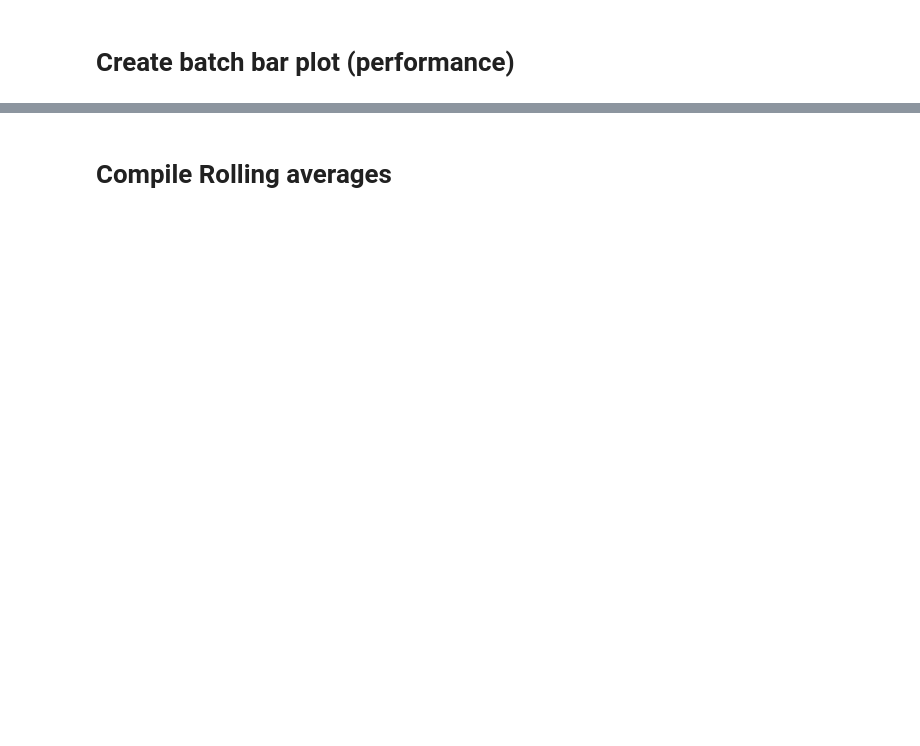
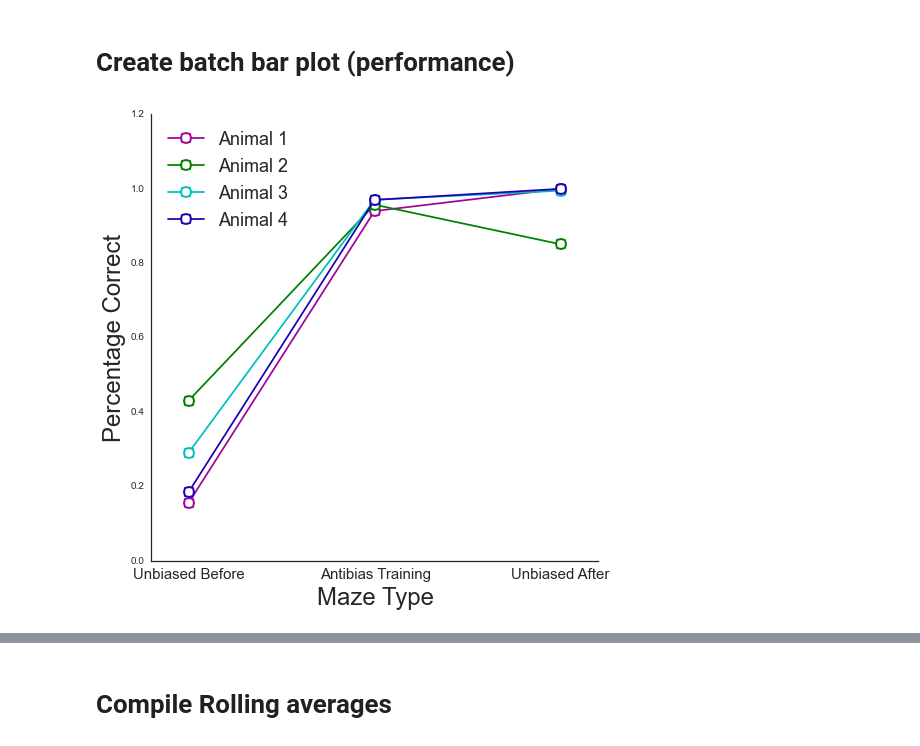
Before and after one commit to sofroniewn/mVR-experiments, a Jupyter notebook: batch/batch.ipynb, the cells around one changed output, grey strips where cells are left out. Cells and saved outputs as stored; diff of their text form; code cells hidden in the pictures; blank space fills up the shorter version.

```diff
--- a/batch/batch.ipynb
+++ b/batch/batch.ipynb
@@ -80,4 +85,29 @@ print perc_corr
 # %% [markdown]
 # Create batch bar plot (performance)
+# %%
+plt.figure(figsize = [8,8])
+clrs = ['#a00498', 'g', 'c', '#2000b1']
+ypos = np.arange(len(perc_corr))
+[plt.plot(ypos,meansT[i],
+          marker='o',
+          mfc = 'w',
+          markeredgecolor= clrs[i],
+          markeredgewidth=2.0,
+          markersize = 10.0,
+          color = clrs[i]) for i in range(len(meansT))]
+
+
+plt.xlabel('Maze Type', fontsize = 24.0)
+plt.ylabel('Percentage Correct', fontsize = 24.0)
+#plt.title('Overall Performance', fontsize = 20.0)
+labels = ['Unbiased Before', 'Antibias Training', 'Unbiased After']
+plt.xticks(ypos,labels, fontsize = 15.0)
+plt.ylim(0,1.2)
+plt.xlim(-0.2,2.2)
+sns.despine()
+plt.legend(['Animal 1', 'Animal 2', 'Animal 3','Animal 4'], loc ='best', fontsize = 18.0)
+plt.savefig('batchplot.eps', format='eps')
+# %% [output]
+[figure, added]
 # %%
 plt.figure(figsize = [12,8])
```
Also changed, not shown: parts of 6 cells of this notebook, 14 other files.
